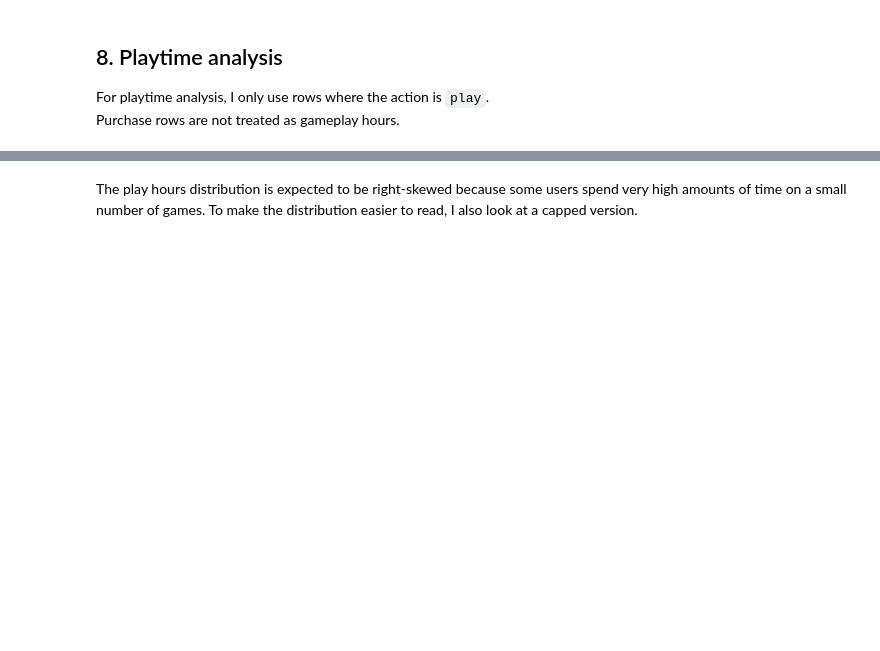
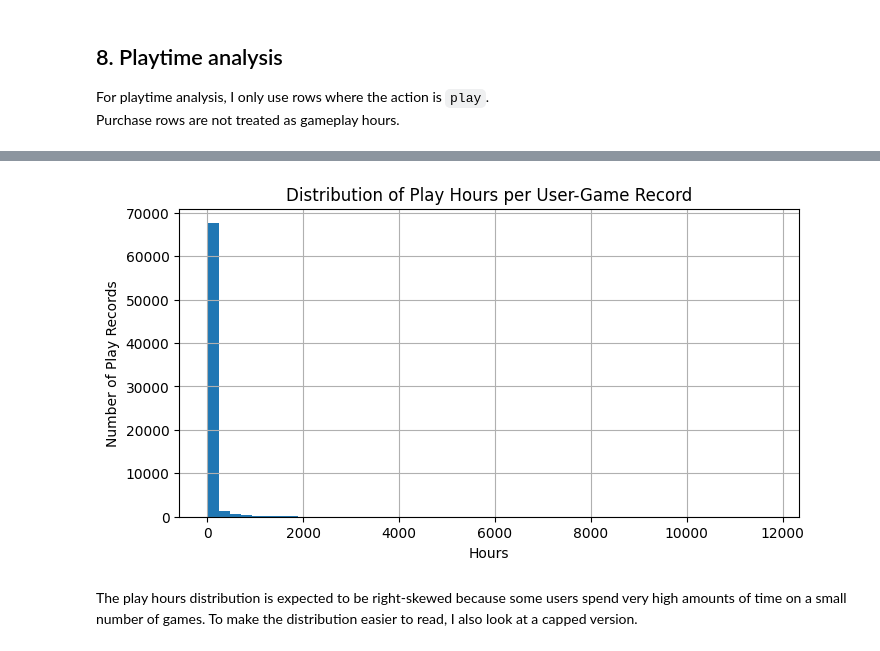
Before and after one commit to ismailozcan1/ds570-final-project, a Jupyter notebook: notebooks/01_data_loading_and_eda.ipynb, the cells around one changed output, grey strips where cells are left out. Cells and saved outputs as stored; diff of their text form; code cells hidden in the pictures; blank space fills up the shorter version.

```diff
--- a/notebooks/01_data_loading_and_eda.ipynb
+++ b/notebooks/01_data_loading_and_eda.ipynb
@@ -111,15 +213,17 @@ play_df["hours"].describe()
 # %%
 play_df["hours"].plot(
     kind="hist",
     bins=50,
     figsize=(8, 4),
-    title="Distribution of Play Hours",
+    title="Distribution of Play Hours per User-Game Record",
     xlabel="Hours",
-    ylabel="Frequency",
+    ylabel="Number of Play Records",
     grid=True
 )
 
 plt.show()
+# %% [output]
+[figure, added]
 # %% [markdown]
 The play hours distribution is expected to be right-skewed because some users spend very high amounts of time on a small number of games.
 To make the distribution easier to read, I also look at a capped version.
```
Also changed, not shown: parts of 27 cells of this notebook.
